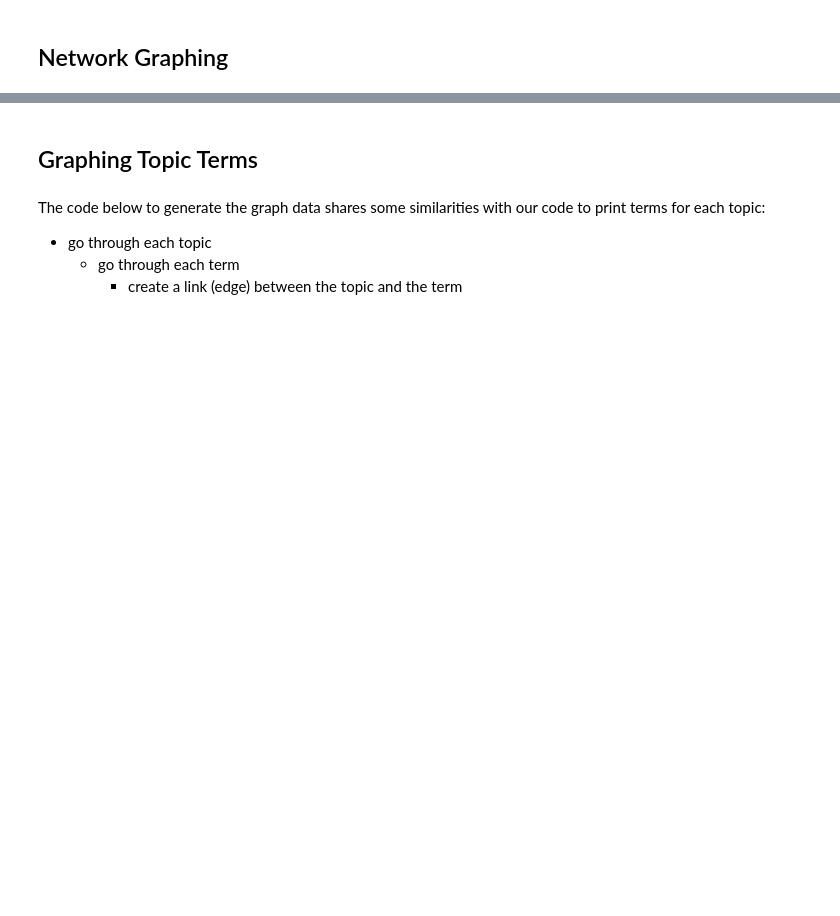
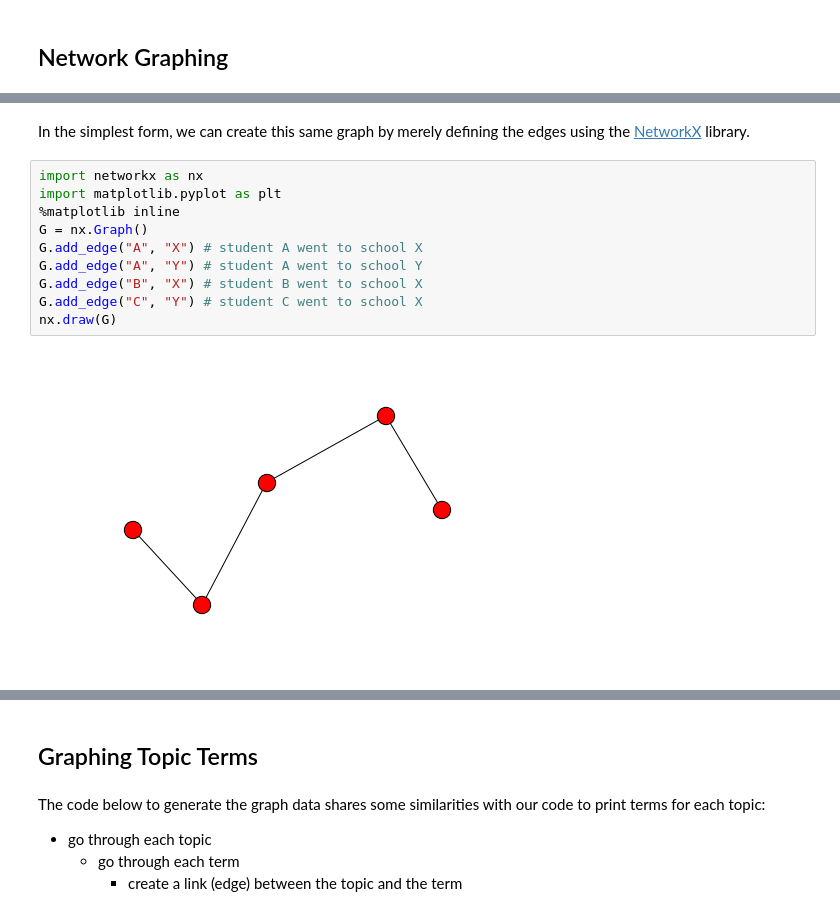
Before and after one commit to sgsinclair/alta, a Jupyter notebook: ipynb/TopicModelling.ipynb, the cells around one changed output, grey strips where cells are left out. Cells and saved outputs as stored; diff of their text form; blank space fills up the shorter version.

```diff
--- a/ipynb/TopicModelling.ipynb
+++ b/ipynb/TopicModelling.ipynb
@@ -223,0 +221,14 @@ We can treat our topics similarly – instead of schools we have topics and ins
+# %% [markdown]
+In the simplest form, we can create this same graph by merely defining the edges using the [NetworkX](http://networkx.github.io) library.
+# %%
+import networkx as nx
+import matplotlib.pyplot as plt
+%matplotlib inline
+G = nx.Graph()
+G.add_edge("A", "X") # student A went to school X
+G.add_edge("A", "Y") # student A went to school Y
+G.add_edge("B", "X") # student B went to school X
+G.add_edge("C", "Y") # student C went to school X
+nx.draw(G)
+# %% [output]
+[figure, added]
```
Also changed, not shown: parts of 15 cells of this notebook.
